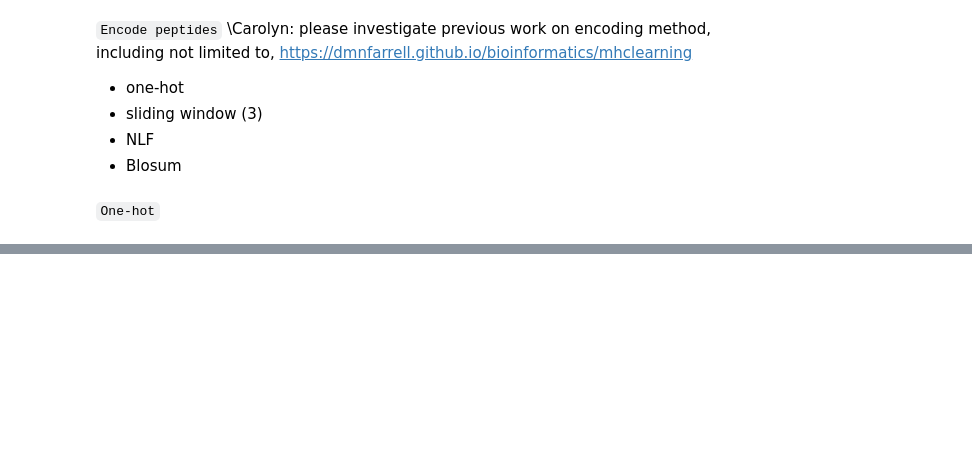
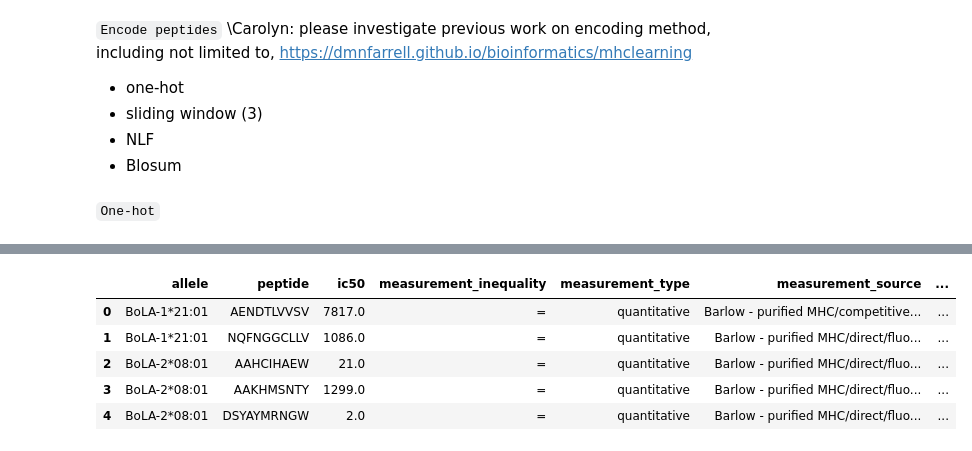
Before and after one commit to augustthedoodle/mhc_binding, a Jupyter notebook: mhc_experiment.ipynb, the cells around one changed output, grey strips where cells are left out. Saved outputs shown, nothing was run; the diff lists cells and outputs as text; code cells hidden in the pictures; blank space fills up the shorter version.

```diff
--- a/mhc_experiment.ipynb
+++ b/mhc_experiment.ipynb
@@ -101,0 +105,56 @@ for enc in encs:
+# %%
+datadir = os.path.join('epitopepredict', 'epitopepredict', 'mhcdata')
+
+def get_training_set(allele=None, length=None):
+    """Get training set for MHC-I data."""
+
+    b = pd.read_csv(os.path.join(datadir, 'curated_training_data.no_mass_spec.zip'))
+    eval1 = get_evaluation_set1()
+    df = b.loc[~b.peptide.isin(eval1.peptide)].copy()
+    if allele is not None:
+        df = b.loc[b.allele==allele].copy()
+
+    df['log50k'] = df.ic50.apply(lambda x: aff2log50k(x))
+    df['length'] = df.peptide.str.len()
+    if length != None:
+        df = df[(df.length==length)]
+    df = df[df.ic50<50000]
+    df = df[df.measurement_type=='quantitative']
+    #df['binder'] = df.loc[df.ic50<500].astype(int)
+    return df
+
+def aff2log50k(a):
+    return 1 - (math.log(a) / math.log(50000))
+
+def get_evaluation_set1(allele=None, length=None):
+    """Get eval set of peptides"""
+
+    e = pd.read_csv(os.path.join(datadir, 'binding_data_2013.zip'),comment='#')
+    if allele is not None:
+        e = e[e.allele==allele]
+    if length != None:
+        e = e[(e.length==length) ]
+    e['log50k'] = e.ic50.apply(lambda x: aff2log50k(x)).round(2)
+    return e
+
+allele='HLA-A*03:01'
+df = get_training_set(allele, length=9)
+print (len(df))
+display(df[:5])
+X, y = (df.peptide, df.log50k)
+
+sns.set_context('notebook')
+encs=[one_hot_encode]
+fig,axs=plt.subplots(2,2,figsize=(10,10))
+axs=axs.flat
+i=0
+for enc in encs:
+    MHC_MLPRegressor(X, y, enc, ax=axs[i])
+    i+=1
+# %% [output]
+|  | allele | peptide | ic50 | measurement_inequality | measurement_type | measurement_source | ... |
+| 0 | BoLA-1*21:01 | AENDTLVVSV | 7817.0 | = | quantitative | Barlow - purified MHC/competitive... | ... |
+| 1 | BoLA-1*21:01 | NQFNGGCLLV | 1086.0 | = | quantitative | Barlow - purified MHC/direct/fluo... | ... |
+| 2 | BoLA-2*08:01 | AAHCIHAEW | 21.0 | = | quantitative | Barlow - purified MHC/direct/fluo... | ... |
+| 3 | BoLA-2*08:01 | AAKHMSNTY | 1299.0 | = | quantitative | Barlow - purified MHC/direct/fluo... | ... |
+| 4 | BoLA-2*08:01 | DSYAYMRNGW | 2.0 | = | quantitative | Barlow - purified MHC/direct/fluo... | ... |
```
Also changed, not shown: parts of 3 cells of this notebook.
